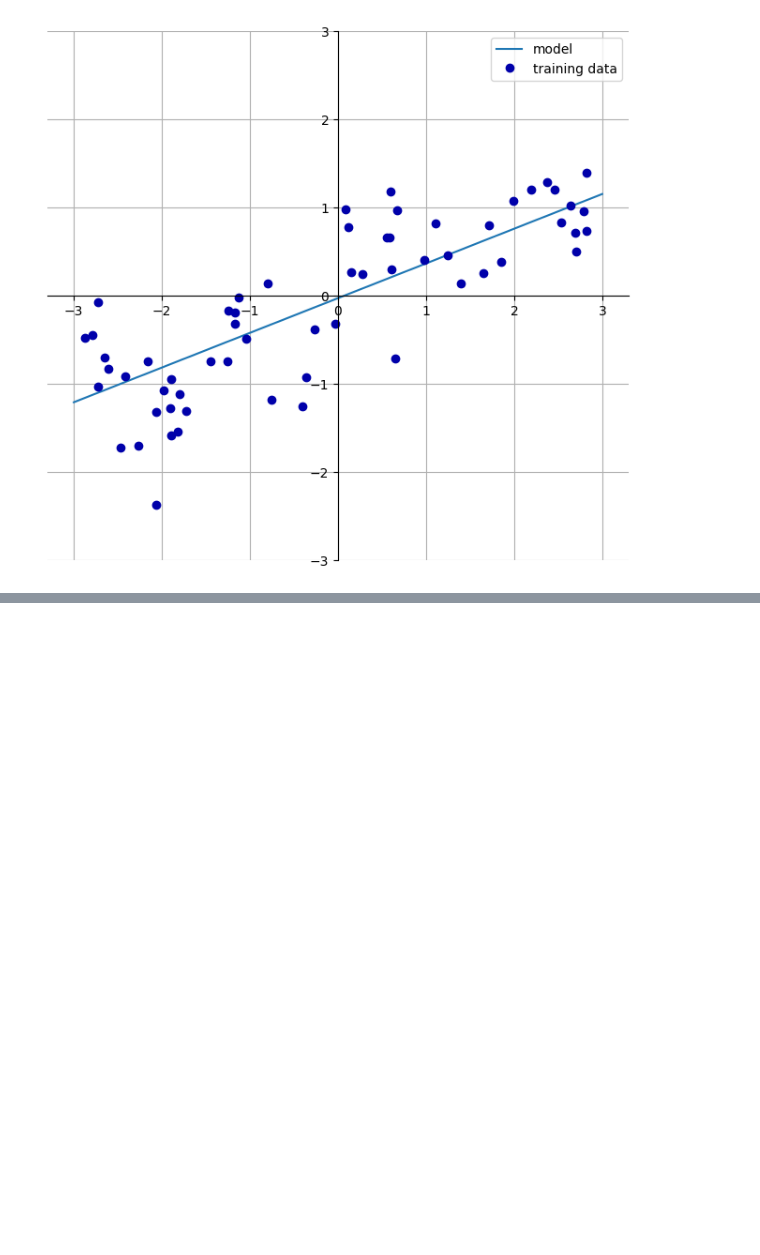
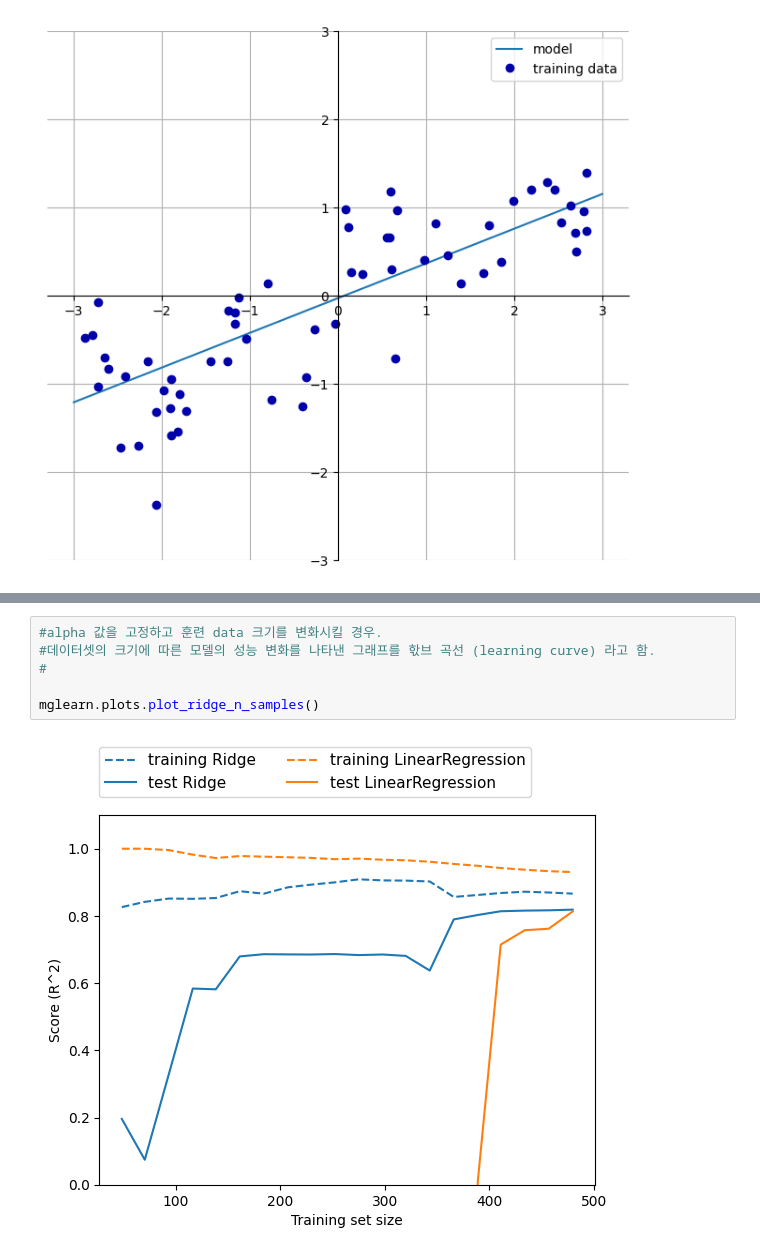
Before and after one commit to yena2bell/ML_study, a Jupyter notebook: 240509 linear model regression.ipynb, the cells around one changed output, grey strips where cells are left out. Cells and saved outputs as stored; diff of their text form; blank space fills up the shorter version.

```diff
--- a/240509 linear model regression.ipynb
+++ b/240509 linear model regression.ipynb
@@ -11,0 +117,8 @@ w[0]: 0.393906  b: -0.031804
+# %%
+#alpha 값을 고정하고 훈련 data 크기를 변화시킬 경우.
+#데이터셋의 크기에 따른 모델의 성능 변화를 나타낸 그래프를 핛브 곡선 (learning curve) 라고 함.
+#
+
+mglearn.plots.plot_ridge_n_samples()
+# %% [output]
+[figure, added]
```
Also changed, not shown: parts of 17 cells of this notebook.
